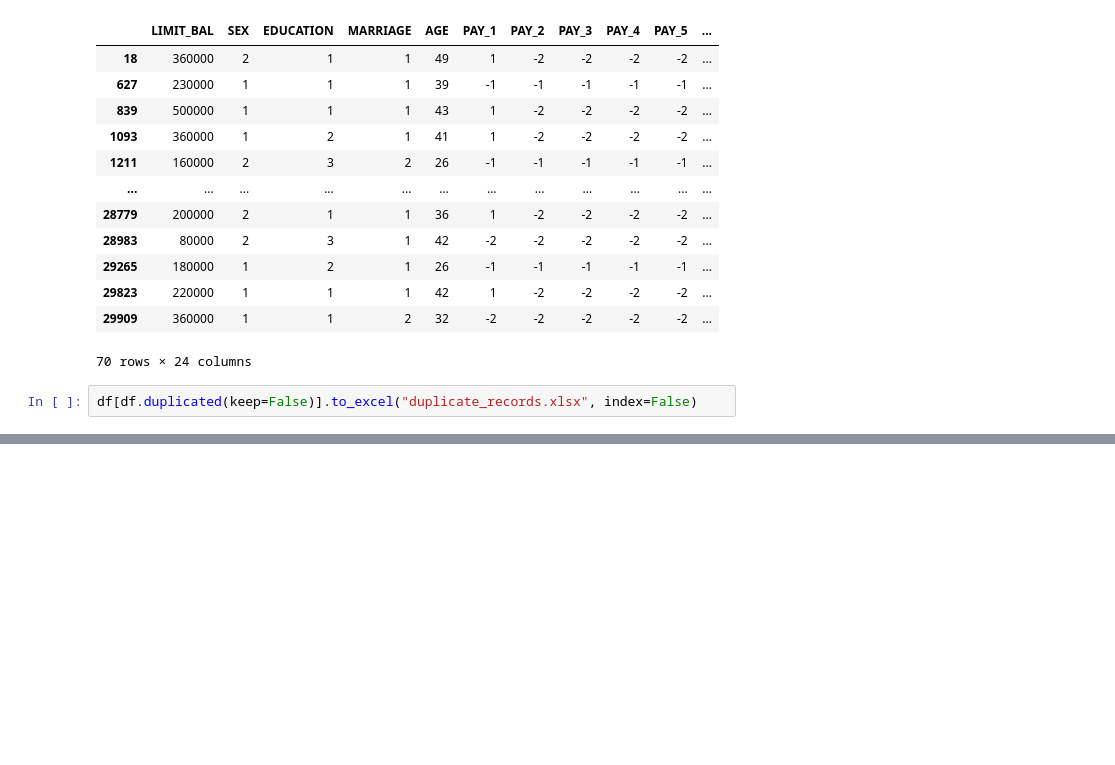
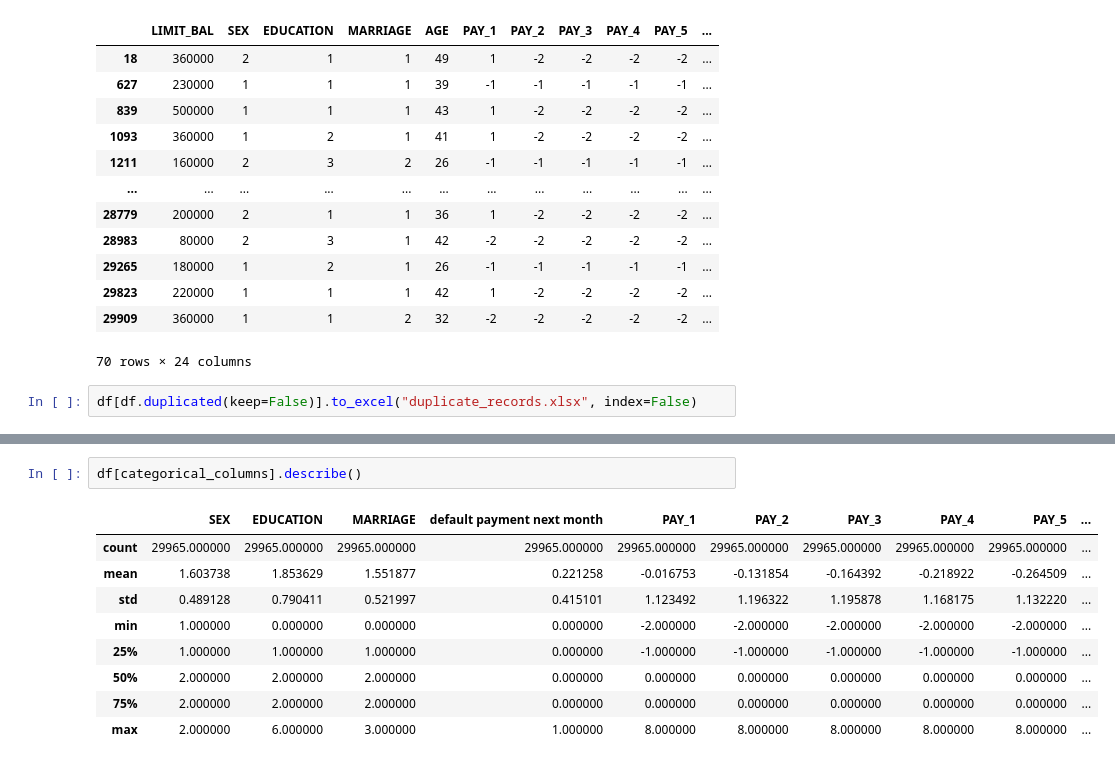
Before and after one commit to pjagadish18/CreditCardDefaultersLogisticRegression, a Jupyter notebook: notebooks/EDA.ipynb, the cells around one changed output, grey strips where cells are left out. Drawn from its saved outputs; the diff is of its cells as text; blank space fills up the shorter version.

```diff
--- a/notebooks/EDA.ipynb
+++ b/notebooks/EDA.ipynb
@@ -122,0 +124,12 @@ Note: you may need to restart the kernel to use updated packages.
+# %%
+df[categorical_columns].describe()
+# %% [output]
+|  | SEX | EDUCATION | MARRIAGE | default payment next month | PAY_1 | PAY_2 | PAY_3 | PAY_4 | PAY_5 | ... |
+| count | 29965.000000 | 29965.000000 | 29965.000000 | 29965.000000 | 29965.000000 | 29965.000000 | 29965.000000 | 29965.000000 | 29965.000000 | ... |
+| mean | 1.603738 | 1.853629 | 1.551877 | 0.221258 | -0.016753 | -0.131854 | -0.164392 | -0.218922 | -0.264509 | ... |
+| std | 0.489128 | 0.790411 | 0.521997 | 0.415101 | 1.123492 | 1.196322 | 1.195878 | 1.168175 | 1.132220 | ... |
+| min | 1.000000 | 0.000000 | 0.000000 | 0.000000 | -2.000000 | -2.000000 | -2.000000 | -2.000000 | -2.000000 | ... |
+| 25% | 1.000000 | 1.000000 | 1.000000 | 0.000000 | -1.000000 | -1.000000 | -1.000000 | -1.000000 | -1.000000 | ... |
+| 50% | 2.000000 | 2.000000 | 2.000000 | 0.000000 | 0.000000 | 0.000000 | 0.000000 | 0.000000 | 0.000000 | ... |
+| 75% | 2.000000 | 2.000000 | 2.000000 | 0.000000 | 0.000000 | 0.000000 | 0.000000 | 0.000000 | 0.000000 | ... |
+| max | 2.000000 | 6.000000 | 3.000000 | 1.000000 | 8.000000 | 8.000000 | 8.000000 | 8.000000 | 8.000000 | ... |
```
Also changed, not shown: parts of 18 cells of this notebook, 3 other files.
